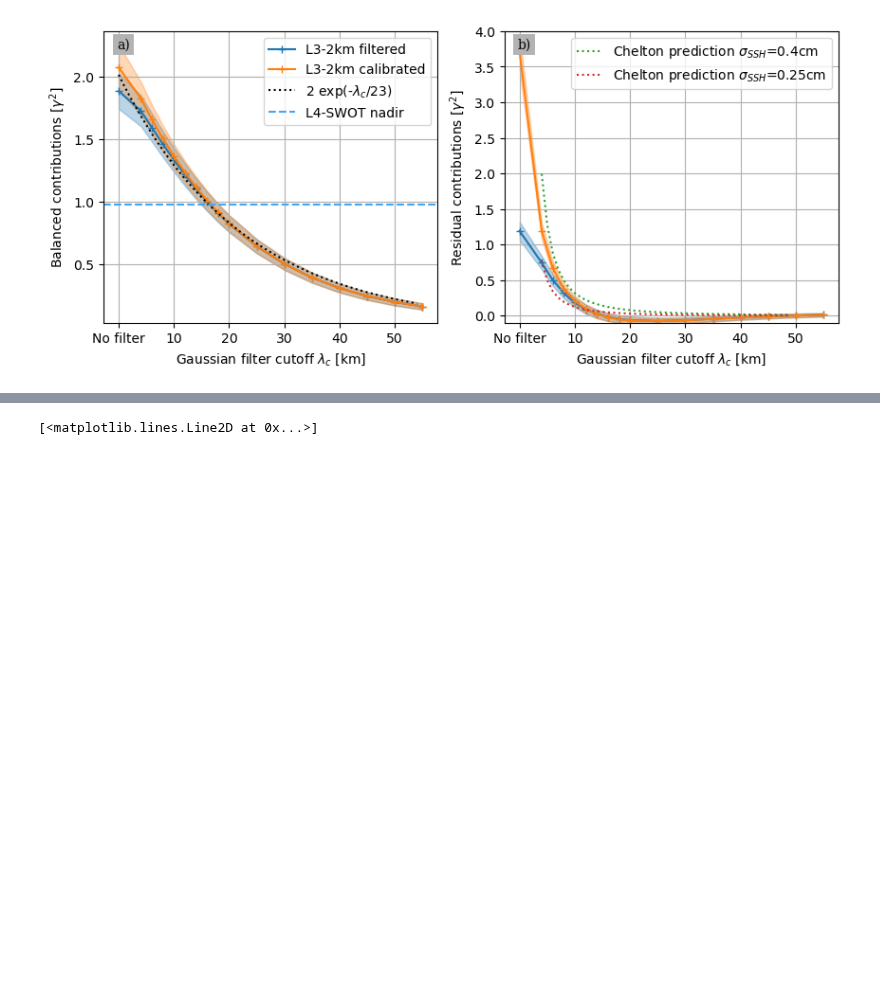
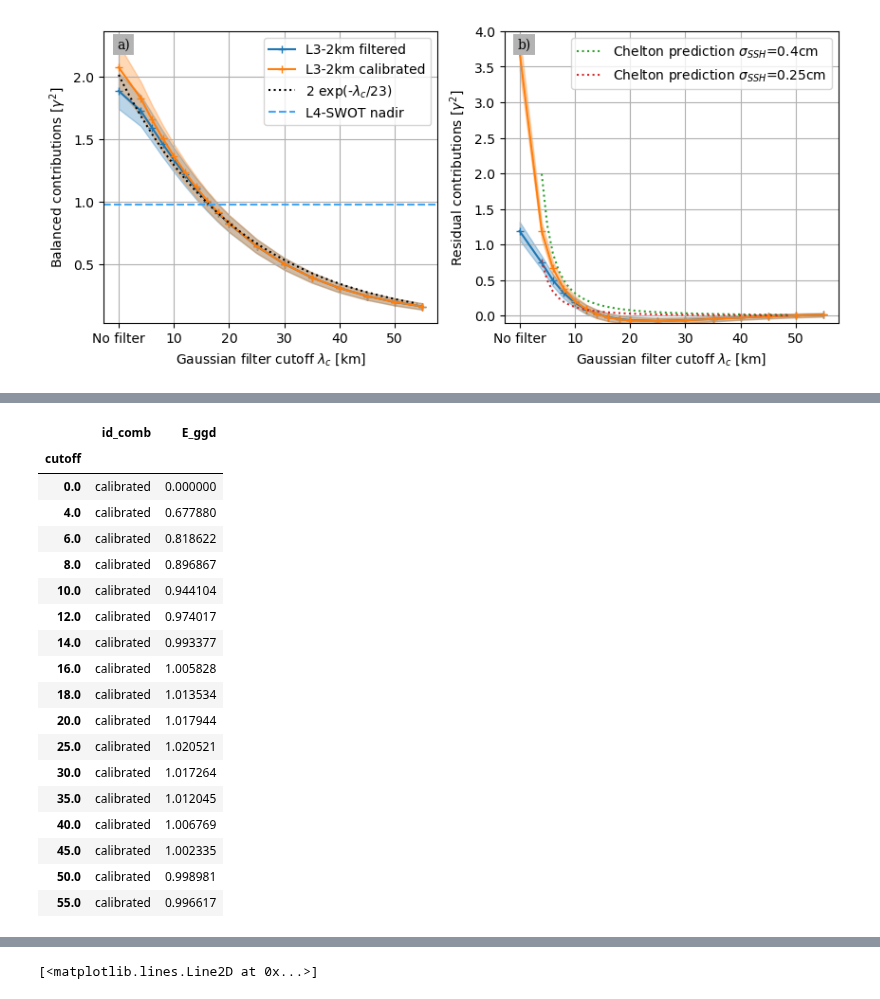
Before and after one commit to margot-demol/med_analysis, a Jupyter notebook: 10_swot_capabilities_diags/26_spatial_scales.ipynb, the cells around one changed output, grey strips where cells are left out. Drawn from its saved outputs; the diff is of its cells as text; code cells hidden in the pictures; blank space fills up the shorter version.

```diff
--- a/10_swot_capabilities_diags/26_spatial_scales.ipynb
+++ b/10_swot_capabilities_diags/26_spatial_scales.ipynb
@@ -378,0 +386,22 @@ for ax in axs :
+# %%
+((dsgc.sel(cutoff=0)-dsgc)/dsgc.sel(cutoff=0)).E_ggd.to_dataframe()
+# %% [output]
+|  | id_comb | E_ggd |
+| cutoff |  |  |
+| 0.0 | calibrated | 0.000000 |
+| 4.0 | calibrated | 0.677880 |
+| 6.0 | calibrated | 0.818622 |
+| 8.0 | calibrated | 0.896867 |
+| 10.0 | calibrated | 0.944104 |
+| 12.0 | calibrated | 0.974017 |
+| 14.0 | calibrated | 0.993377 |
+| 16.0 | calibrated | 1.005828 |
+| 18.0 | calibrated | 1.013534 |
+| 20.0 | calibrated | 1.017944 |
+| 25.0 | calibrated | 1.020521 |
+| 30.0 | calibrated | 1.017264 |
+| 35.0 | calibrated | 1.012045 |
+| 40.0 | calibrated | 1.006769 |
+| 45.0 | calibrated | 1.002335 |
+| 50.0 | calibrated | 0.998981 |
+| 55.0 | calibrated | 0.996617 |
```
Also changed, not shown: parts of 10 cells of this notebook, 28 other files.
